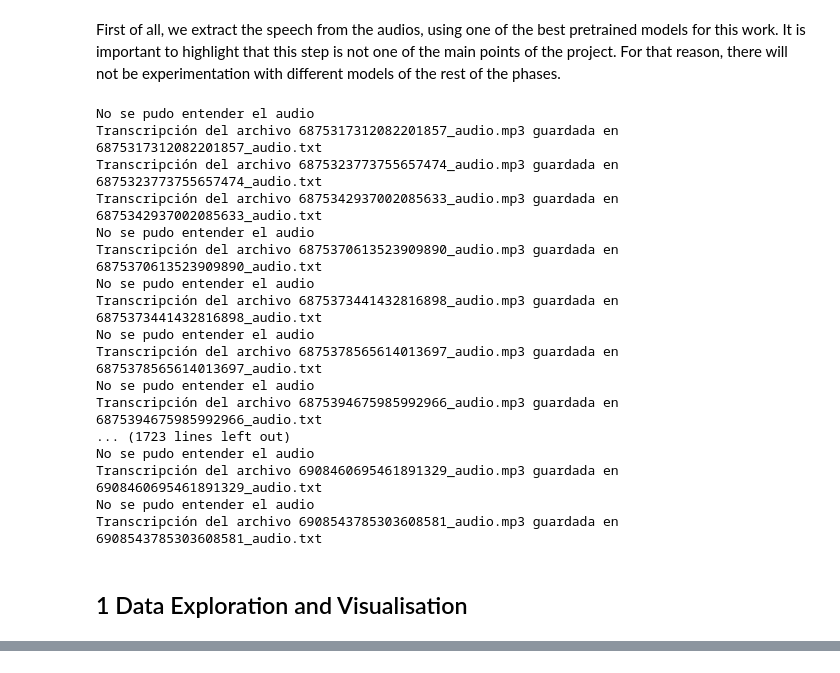
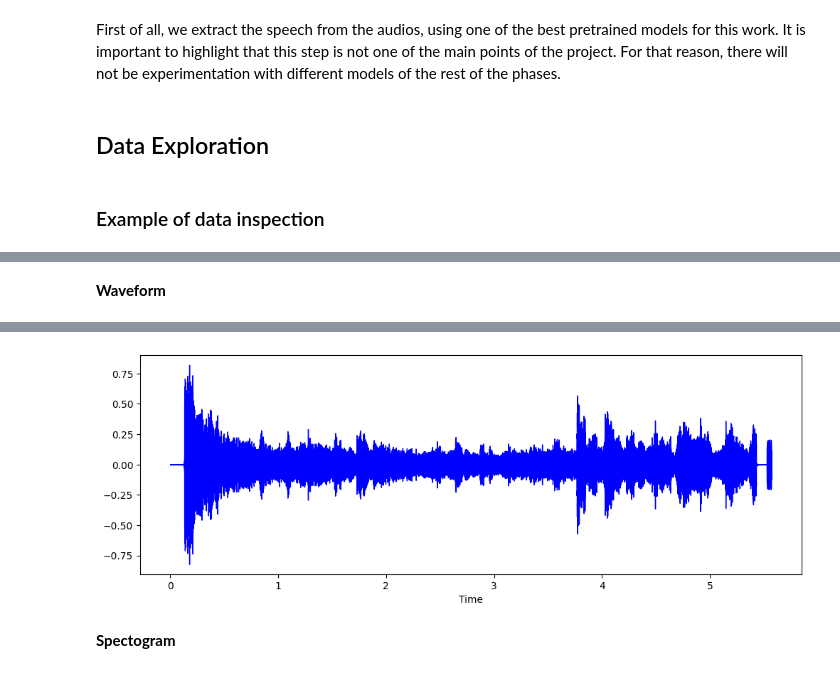
Before and after one commit to juanls1/TikTok-Virality-Predictor, a Jupyter notebook: src/audio/audio_study.ipynb, the cells around one changed output, grey strips where cells are left out. Saved outputs shown, nothing was run; the diff lists cells and outputs as text; code cells hidden in the pictures.

Commit message:
text models nearly finished + all audio preprocessing, feature extraction, etc

```diff
--- a/src/audio/audio_study.ipynb
+++ b/src/audio/audio_study.ipynb
@@ -19,52 +34,44 @@ from audio_utils import convert_to_wav, transcribe_audio
 # %% [markdown]
 First of all, we extract the speech from the audios, using one of the best pretrained models for this work. It is important to highlight that this step is not one of the main points of the project. For that reason, there will not be experimentation with different models of the rest of the phases.
 # %%
-# Directorio que contiene los archivos de audio
+# Directory containing the audio files
 audio_folder = os.path.join(root_dir, audio_path)
 wav_folder = os.path.join(root_dir, wav_path)
 
-# Directorio donde se guardarán los archivos de texto transcritos
-output_folder = os.path.join(root_dir, text_path)
+# # Directory where the transcribed text files will be saved
+# output_folder = os.path.join(root_dir, text_path)
 
-# Creamos el directorio de salida si no existe
-if not os.path.exists(output_folder):
-    os.makedirs(output_folder)
+# # Create the output directory if it doesn't exist
+# if not os.path.exists(output_folder):
+#     os.makedirs(output_folder)
 
-# Recorremos los archivos de audio en la carpeta
-for filename in os.listdir(audio_folder):
-    if filename.endswith('.mp3'):  # Puedes ajustar la extensión según tus archivos de audio
-        audio_file = os.path.join(audio_folder, filename)
-        wav_file = convert_to_wav(audio_file, wav_folder)
-        text = transcribe_audio(wav_file)
+# # Iterate over the audio files in the folder
+# for filename in os.listdir(audio_folder):
+#     if filename.endswith('.mp3'):  # You can adjust the extension according to your audio files
+#         audio_file = os.path.join(audio_folder, filename)
+#         wav_file = convert_to_wav(audio_file, wav_folder)
+#         text = transcribe_audio(wav_file)
 
-        output_file = os.path.splitext(filename)[0] + '.txt'
-        output_path = os.path.join(output_folder, output_file)
-        with open(output_path, 'w') as f:
-            f.write(text)
-        print(f"Transcripción del archivo {filename} guardada en {output_file}")
+#         output_file = os.path.splitext(filename)[0] + '.txt'
+#         output_path = os.path.join(output_folder, output_file)
+#         with open(output_path, 'w') as f:
+#             f.write(text)
+#         print(f"Transcription of {filename} saved to {output_file}")
-# %% [output]
-No se pudo entender el audio
-Transcripción del archivo 6875317312082201857_audio.mp3 guardada en 6875317312082201857_audio.txt
-Transcripción del archivo 6875323773755657474_audio.mp3 guardada en 6875323773755657474_audio.txt
-Transcripción del archivo 6875342937002085633_audio.mp3 guardada en 6875342937002085633_audio.txt
-No se pudo entender el audio
-Transcripción del archivo 6875370613523909890_audio.mp3 guardada en 6875370613523909890_audio.txt
-No se pudo entender el audio
-Transcripción del archivo 6875373441432816898_audio.mp3 guardada en 6875373441432816898_audio.txt
-No se pudo entender el audio
-Transcripción del archivo 6875378565614013697_audio.mp3 guardada en 6875378565614013697_audio.txt
-No se pudo entender el audio
-Transcripción del archivo 6875394675985992966_audio.mp3 guardada en 6875394675985992966_audio.txt
-... (1723 lines left out)
-No se pudo entender el audio
-Transcripción del archivo 6908460695461891329_audio.mp3 guardada en 6908460695461891329_audio.txt
-No se pudo entender el audio
-Transcripción del archivo 6908543785303608581_audio.mp3 guardada en 6908543785303608581_audio.txt
 # %% [markdown]
-## 1 Data Exploration and Visualisation
+## Data Exploration
+# %% [markdown]
+### Example of data inspection
 # %%
-import IPython.display as ipd
+indiv_path = os.path.join(root_dir, indiv_sample_path)
 
-ipd.Audio(os.path.join(root_dir, indiv_sample_path))
+ipd.Audio(indiv_path)
 # %% [output]
 [interactive output not drawn]
+# %% [markdown]
+**Waveform**
+# %%
+plt.figure(figsize=(12,4))
+data,sample_rate = librosa.load(indiv_path)
+_ = librosa.display.waveshow(data,sr=sample_rate, color="blue")
+ipd.Audio(indiv_path)
+# %% [output]
@@ -70,0 +79,3 @@ ipd.Audio(os.path.join(root_dir, indiv_sample_path))
+[figure, added]
+# %% [markdown]
+**Spectogram**
```
Also changed, not shown: parts of 48 cells of this notebook, 5 other files.
